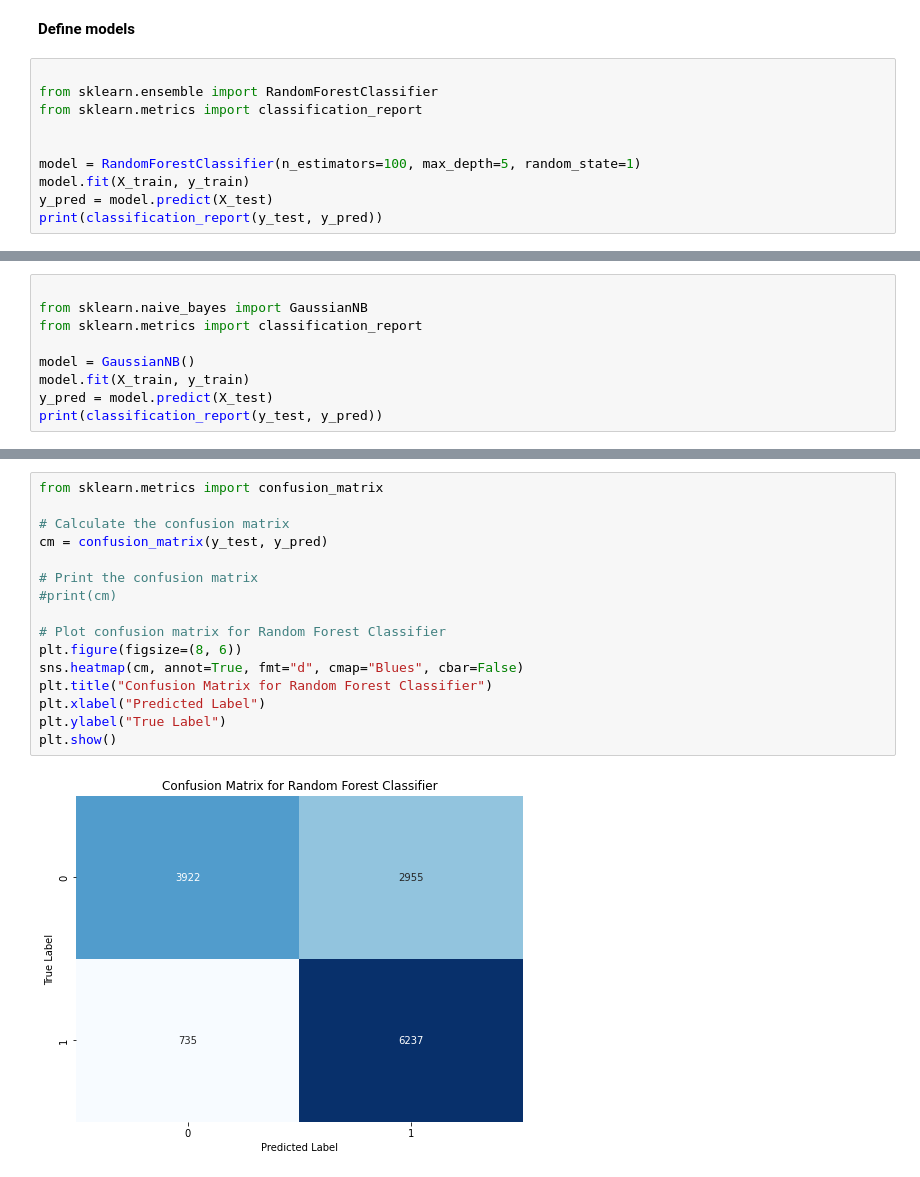
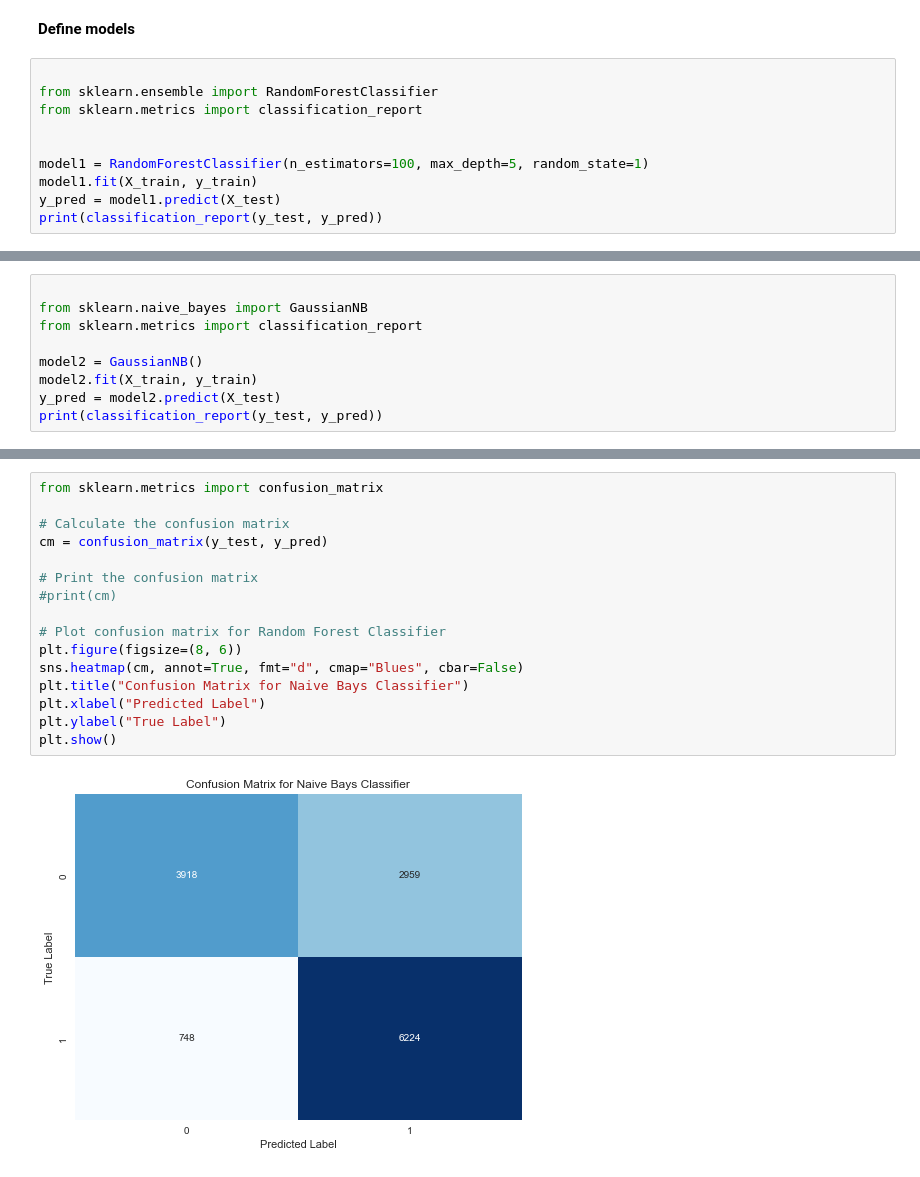
Before and after one commit to Praveen-Rajes/Census-Income-Random-Forest-and-Naive-Bayes, a Jupyter notebook: CourseWork.ipynb, the cells around one changed output, grey strips where cells are left out. Saved outputs shown, nothing was run; the diff lists cells and outputs as text.

```diff
--- a/CourseWork.ipynb
+++ b/CourseWork.ipynb
@@ -428,9 +428,9 @@ from sklearn.ensemble import RandomForestClassifier
 from sklearn.metrics import classification_report
 
 
-model = RandomForestClassifier(n_estimators=100, max_depth=5, random_state=1)
-model.fit(X_train, y_train)
-y_pred = model.predict(X_test)
+model1 = RandomForestClassifier(n_estimators=100, max_depth=5, random_state=1)
+model1.fit(X_train, y_train)
+y_pred = model1.predict(X_test)
 print(classification_report(y_test, y_pred))
 # %% [output]
               precision    recall  f1-score   support
@@ -464,9 +464,9 @@ plt.show()
 from sklearn.naive_bayes import GaussianNB
 from sklearn.metrics import classification_report
 
-model = GaussianNB()
-model.fit(X_train, y_train)
-y_pred = model.predict(X_test)
+model2 = GaussianNB()
+model2.fit(X_train, y_train)
+y_pred = model2.predict(X_test)
 print(classification_report(y_test, y_pred))
 # %% [output]
               precision    recall  f1-score   support
@@ -480,18 +480,18 @@ weighted avg       0.76      0.73      0.73     13849
 # %%
 from sklearn.metrics import confusion_matrix
 
 # Calculate the confusion matrix
 cm = confusion_matrix(y_test, y_pred)
 
 # Print the confusion matrix
 #print(cm)
 
 # Plot confusion matrix for Random Forest Classifier
 plt.figure(figsize=(8, 6))
 sns.heatmap(cm, annot=True, fmt="d", cmap="Blues", cbar=False)
-plt.title("Confusion Matrix for Random Forest Classifier")
+plt.title("Confusion Matrix for Naive Bays Classifier")
 plt.xlabel("Predicted Label")
 plt.ylabel("True Label")
 plt.show()
 # %% [output]
-[figure, old version]
+[figure, new version]
```
Also changed, not shown: parts of 15 cells of this notebook.
